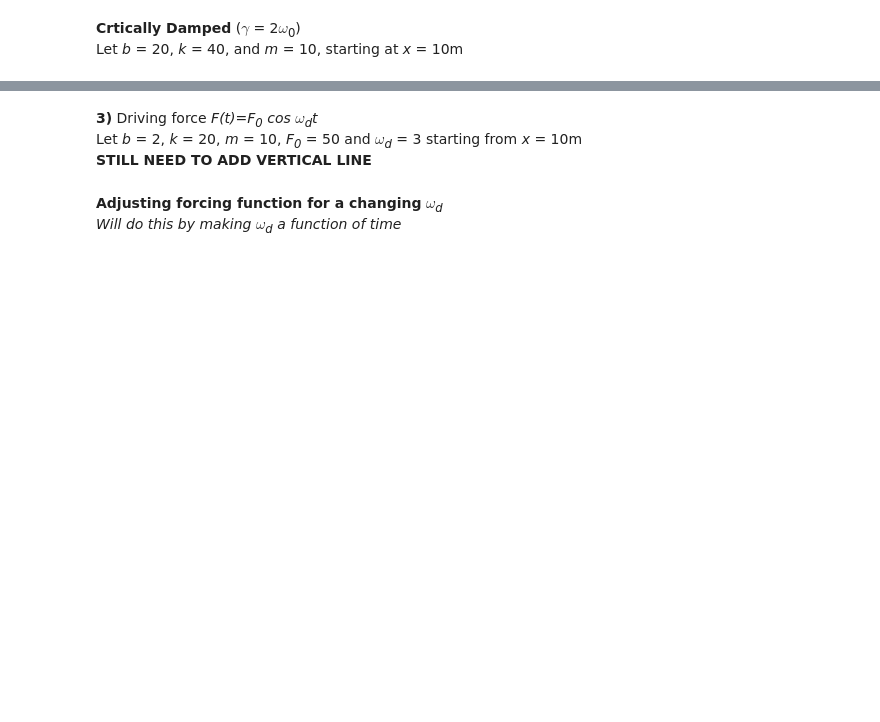
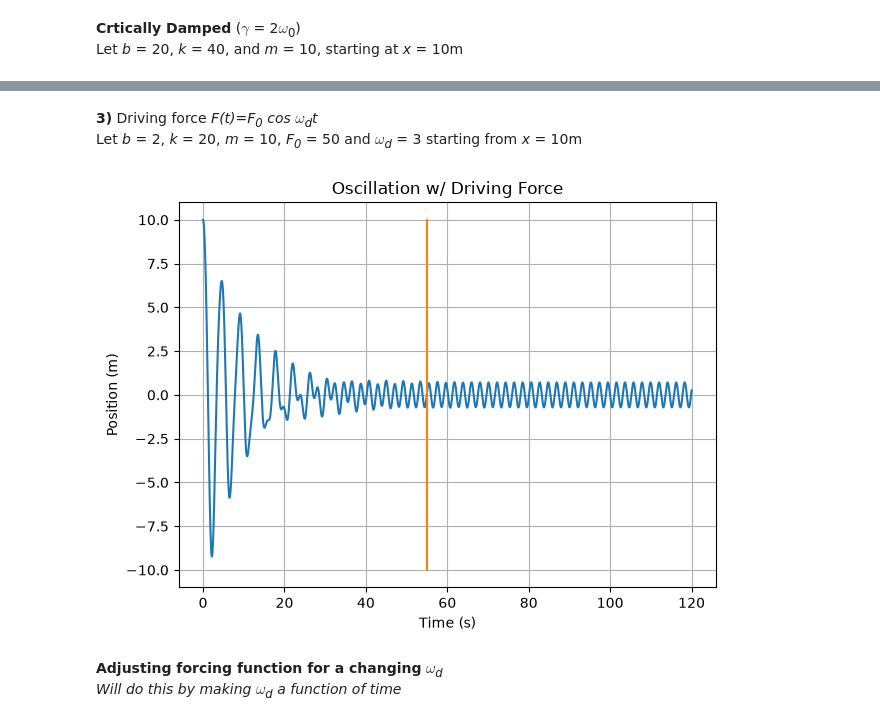
Before and after one commit to hugelinkfan15/PHY304-Labs, a Jupyter notebook: PHY304_Lab6.ipynb, the cells around one changed output, grey strips where cells are left out. Saved outputs shown, nothing was run; the diff lists cells and outputs as text; code cells hidden in the pictures; blank space fills up the shorter version.

Commit message:
Have graph for part 4, just to write explanation

```diff
--- a/PHY304_Lab6.ipynb
+++ b/PHY304_Lab6.ipynb
@@ -22,7 +22,7 @@ Adding -kx term to the function
 Let*b* = 2, *k* = 3, and *m* = 10
 # %%
 t = np.linspace(0,60,300)
-x,v = (euler_newton(lambda x,t,v: osc(2,3,x,t,v), t,10,0,10))
+x,v = (euler_newton(lambda t,x,v: osc(2,3,t,x,v), t,10,0,10))
 # %%
 plt.plot(t,x)
 plt.xlabel("Time (s)")
@@ -80,20 +90,22 @@ plt.show()
 # %% [markdown]
 **3)** Driving force *F(t)=F<sub>0</sub> cos $\omega$<sub>d</sub>t*
 Let *b* = 2, *k* = 20, *m* = 10, *F<sub>0</sub>* = 50 and *$\omega$<sub>d</sub>* = 3  starting from *x* = 10m
-**STILL NEED TO ADD VERTICAL LINE**
 # %%
 def oscD(f,w,b,k,t,x,v):
     return f*np.cos(w*t) + osc(b,k,t,x,v)
 # %%
 tD = np.linspace(0,120,12000)
 xD,vD = euler_newton(lambda x,t,v: oscD(50,3,2,20,x,t,v),tD,10,0,10)
 plt.plot(tD,xD)
+plt.plot([55,55],[-10,10])
 plt.xlabel("Time (s)")
 plt.ylabel("Position (m)")
 plt.title("Oscillation w/ Driving Force")
 plt.tight_layout()
 plt.grid()
 plt.show()
+# %% [output]
+[figure, added]
 # %% [markdown]
 **Adjusting forcing function for a changing** *$\omega$<sub>d</sub>*
 *Will do this by making $\omega$<sub>d</sub> a function of time*
```
Also changed, not shown: parts of 9 cells of this notebook.
